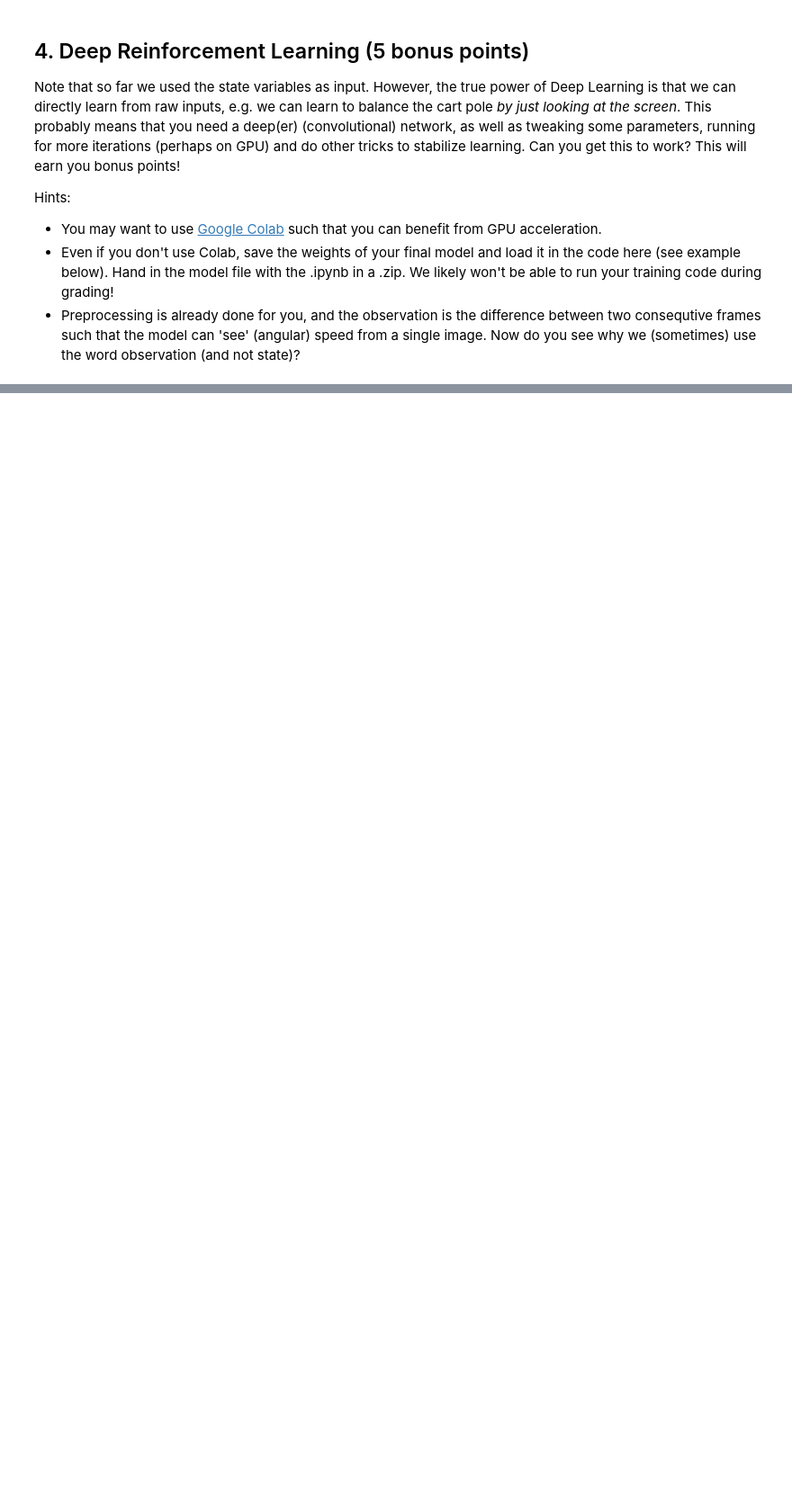
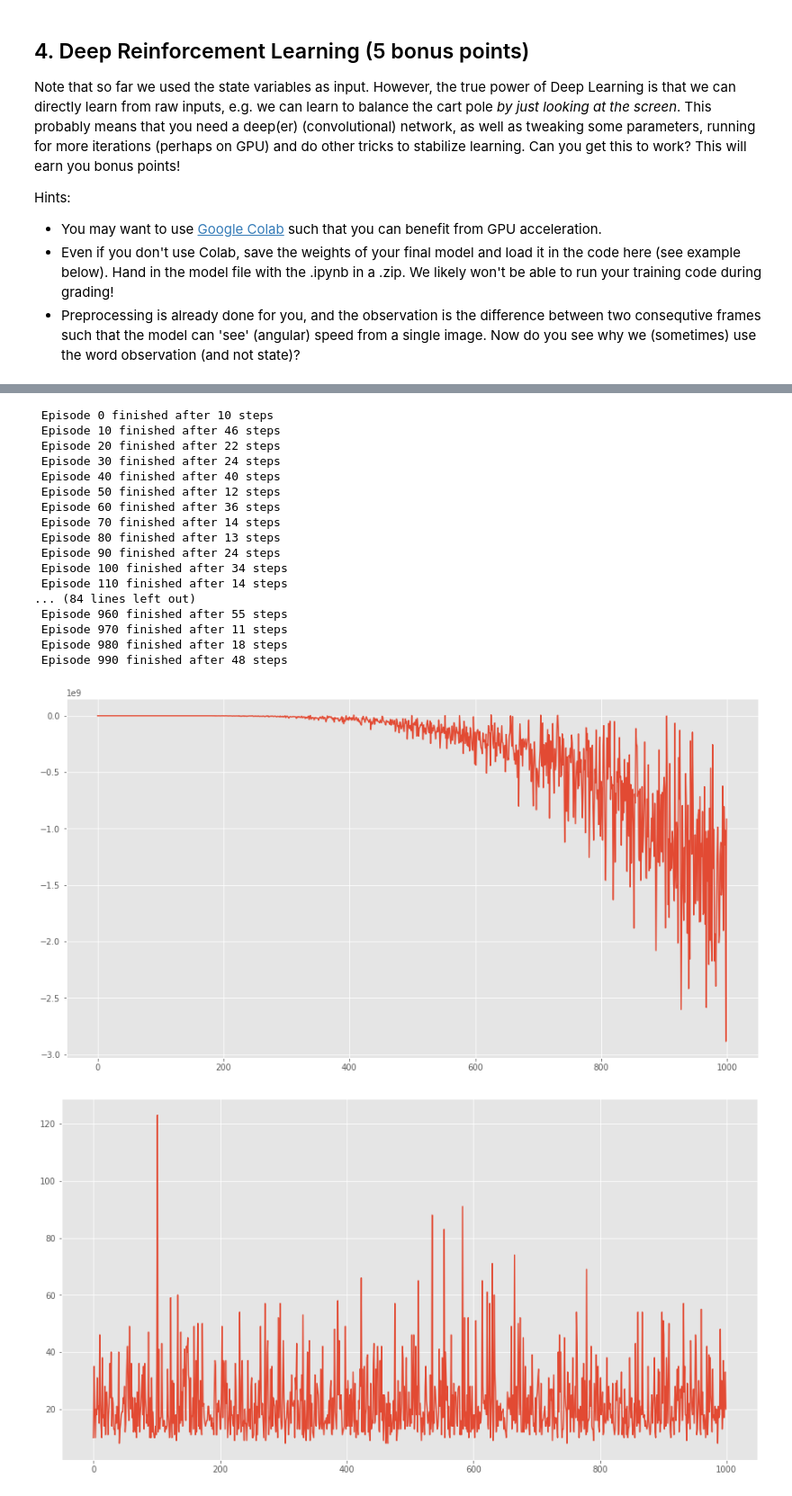
Before and after one commit to Melika-Ayoughi/RL, a Jupyter notebook: Labs/lab2/Dávid Kuric_Tim Bakker_12224855_12166510_lab2.ipynb, the cells around one changed output, grey strips where cells are left out. Shown: that part at 90% size. Cells and saved outputs as stored; diff of their text form; code cells hidden in the pictures; blank space fills up the shorter version.

Commit message:
last part needs parameter tweeking

```diff
--- a/Labs/lab2/Dávid Kuric_Tim Bakker_12224855_12166510_lab2.ipynb
+++ b/Labs/lab2/Dávid Kuric_Tim Bakker_12224855_12166510_lab2.ipynb
@@ -856,35 +905,78 @@ raw_env.close()
 # %%
 # Maybe you should make it a bit deeper?
+env = CartPoleRawEnv()
 class DeepPolicy(nn.Module):
     def __init__(self):
         nn.Module.__init__(self)
-        self.l1 = nn.Linear(40 * 80 * 3, 2)
+#         self.conv1 = nn.Conv2d(3, 1, 3, padding=1)
+        self.l1 = nn.Linear(40 * 80 * 3, 40 * 80)
+        self.l2 = nn.Linear(40 * 80, 80)
+        self.l3 = nn.Linear(80, 40)
+        self.l4 = nn.Linear(40, 2)
+
+#         self.l1 = nn.Linear(40 * 80 * 3, 2)
 
     def forward(self, x):
-        # Flatten
-        return F.log_softmax(self.l1(x.view(x.size(0), -1)), -1)
+#         out_conv = self.conv1(x)
+#         return F.log_softmax(self.l1(out_conv.view(out_conv.size(0), -1)), -1)
+#         return F.log_softmax(self.l1(x.view(x.size(0), -1)), -1)
+        return F.log_softmax(self.l4(F.relu(self.l3(F.relu(self.l2(F.relu(self.l1(x.view(x.size(0), -1)))))))), -1)
 
 policy = DeepPolicy()
 filename = 'weights.pt'
 
-if os.path.isfile(filename):
+# if os.path.isfile(filename):
+if False:
     print(f"Loading weights from {filename}")
     weights = torch.load(filename, map_location='cpu')
 
     policy.load_state_dict(weights['policy'])
 
 else:
     # Train
 
-    ### TODO some training here, maybe? Or run this on a different machine?
-    torch.manual_seed(42)
+    # Feel free to play around with the parameters!
+    num_episodes = 1000
+    discount_factor = 0.9
+    learn_rate = 0.001
+    seed = 42
+    random.seed(seed)
+    torch.manual_seed(seed)
+    env.seed(seed)
+
+    model = DeepPolicy()
+
+    episode_durations_policy_gradient, loss_history = bonus_run_episodes_policy_gradient(model, env, num_episodes, discount_factor, learn_rate)
+
+    plt.plot(loss_history)
+    plt.show()
+    plt.plot(episode_durations_policy_gradient)
+    plt.show()
+
 
     print(f"Saving weights to {filename}")
     torch.save({
         # You can add more here if you need, e.g. critic
         'policy': policy.state_dict()  # Always save weights rather than objects
     },
     filename)
-
-def bonus_get_action(x):
-    return policy(x).exp().multinomial(1)[:, 0]
+# %% [output]
+ Episode 0 finished after 10 steps
+ Episode 10 finished after 46 steps
+ Episode 20 finished after 22 steps
+ Episode 30 finished after 24 steps
+ Episode 40 finished after 40 steps
+ Episode 50 finished after 12 steps
+ Episode 60 finished after 36 steps
+ Episode 70 finished after 14 steps
+ Episode 80 finished after 13 steps
+ Episode 90 finished after 24 steps
+ Episode 100 finished after 34 steps
+ Episode 110 finished after 14 steps
+... (84 lines left out)
+ Episode 960 finished after 55 steps
+ Episode 970 finished after 11 steps
+ Episode 980 finished after 18 steps
+ Episode 990 finished after 48 steps
+[figure, added]
+[figure, added]
```
Also changed, not shown: parts of 21 cells of this notebook.
